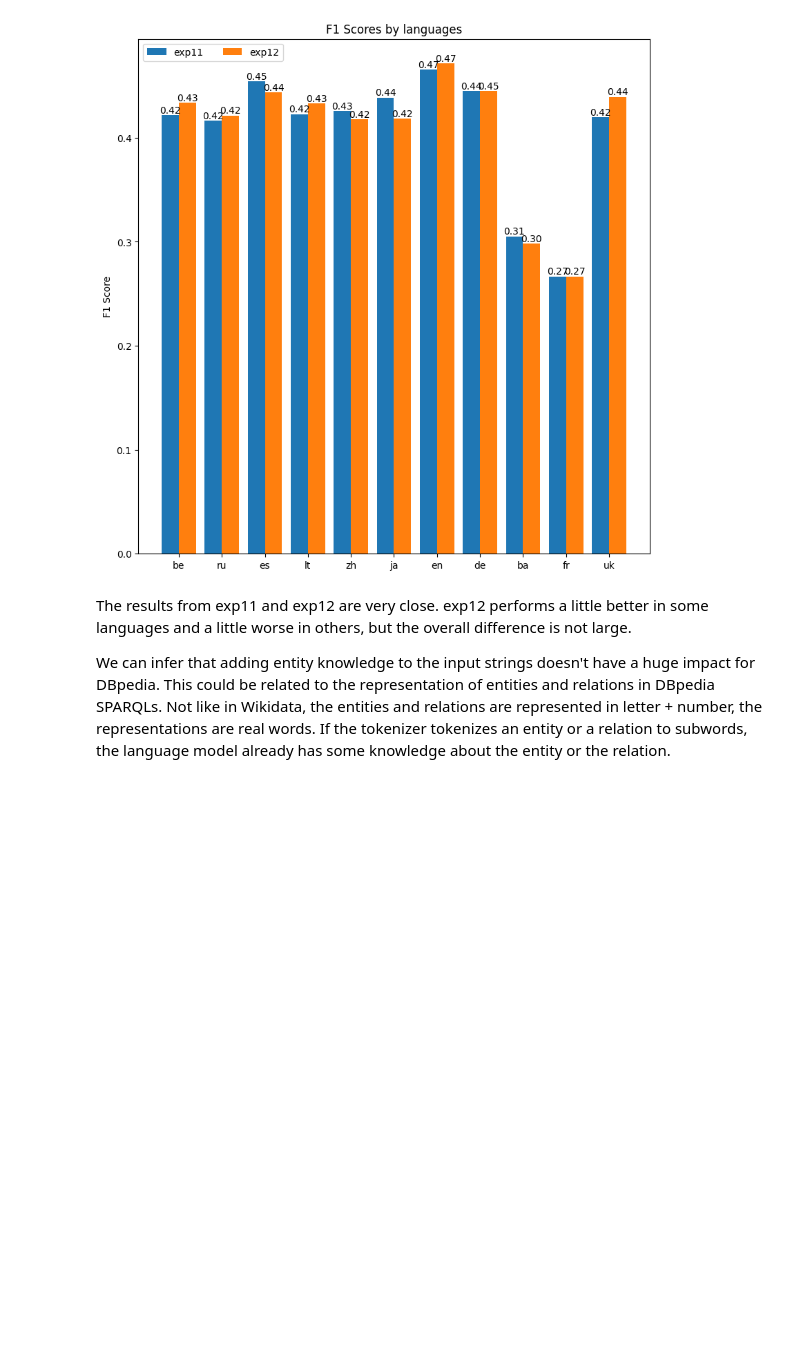
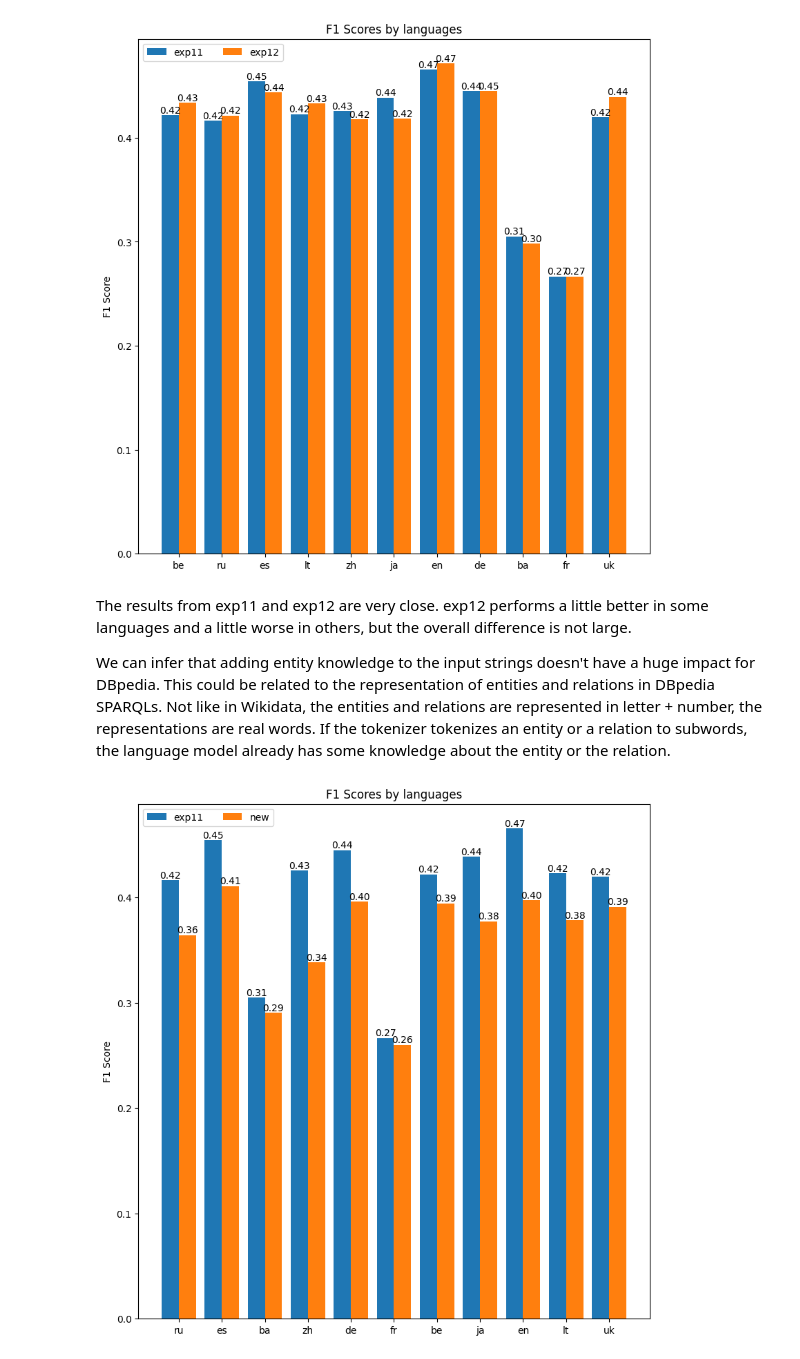
Before and after one commit to dice-group/MST5, a Jupyter notebook: notebooks/eval_results_dbpedia.ipynb, the cells around one changed output. Saved outputs shown, nothing was run; the diff lists cells and outputs as text; code cells hidden in the pictures; blank space fills up the shorter version.

```diff
--- a/notebooks/eval_results_dbpedia.ipynb
+++ b/notebooks/eval_results_dbpedia.ipynb
@@ -258,3 +221,10 @@ The results from exp11 and exp12 are very close. exp12 performs a little better
 We can infer that adding entity knowledge to the input strings doesn't have a huge impact for DBpedia.
 This could be related to the representation of entities and relations in DBpedia SPARQLs.
 Not like in Wikidata, the entities and relations are represented in letter + number, the representations are real words. If the tokenizer tokenizes an entity or a relation to subwords, the language model already has some knowledge about the entity or the relation.
+# %%
+plot({
+    "exp11": exp11,
+    "new": baseline_new
+})
+# %% [output]
+[figure, added]
```
Also changed, not shown: parts of 5 cells of this notebook, 2 other files.
